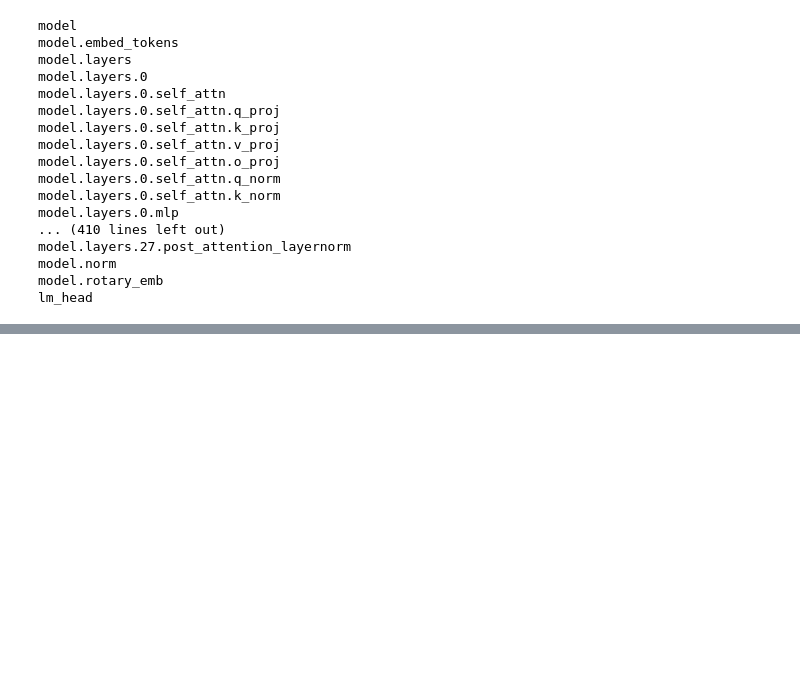
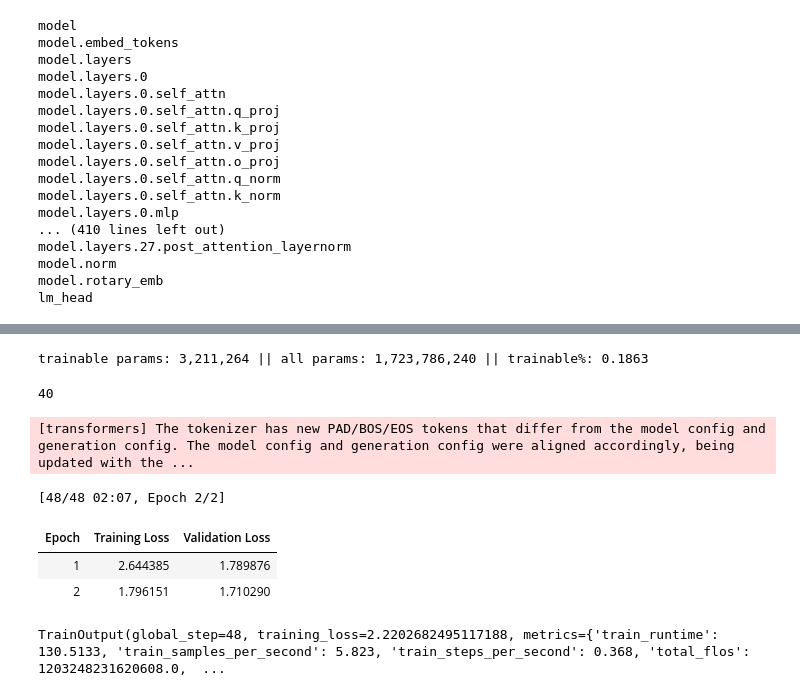
Before and after one commit to jonas-gstoettenmayr/NLP_EXS, a Jupyter notebook: EX09/EX09_jonas_gstoettenmayr.ipynb, the cells around one changed output, grey strips where cells are left out. Cells and saved outputs as stored; diff of their text form; code cells hidden in the pictures; blank space fills up the shorter version.

```diff
--- a/EX09/EX09_jonas_gstoettenmayr.ipynb
+++ b/EX09/EX09_jonas_gstoettenmayr.ipynb
@@ -379,6 +382,7 @@ model = "Qwen/Qwen3-1.7B"
 tokenizer: transformers.models.qwen2.tokenization_qwen2.Qwen2Tokenizer = AutoTokenizer.from_pretrained(model)
 
 def format_chat(example):
+    # according to https://huggingface.co/docs/trl/sft_trainer#expected-dataset-type-and-format
     messages = [
         {"role": "system", "content": example["instruction"]},
         {"role": "user", "content": example["input"]},
@@ -393,7 +397,9 @@ def format_chat(example):
     # )
     # return {"text": text}
 
-dataset = dataset.map(format_chat)
+dataset = dataset.map(format_chat, remove_columns=['instruction', 'input', 'output'])
+eval_dataset = eval_dataset.map(format_chat, remove_columns=['instruction', 'input', 'output'])
+
 # print(dataset[0]["text"])
 print(dataset[0])
 # %% [output]
@@ -455,0 +536,72 @@ Hail, friend, and welcome to this discourse of words. I am but a nameless soul,
+# %%
+lora_config = LoraConfig(
+    r=8,                           # Rank: controls adapter size, 8 for task adaptation, might actually be too much
+    lora_alpha=16,                 # Scaling factor (2× rank is the standard heuristic)
+    target_modules=[               # Which weight matrices to adapt
+        "q_proj",
+        "v_proj",
+        "k_proj",
+        "o_proj"
+    ],
+    lora_dropout=0.2,             # Light regularisation on LoRA layers, fewer samples so higher dropout
+    bias="none",                   # Do not train bias terms
+    task_type=TaskType.CAUSAL_LM,  # Causal language modeling
+)
+
+model = get_peft_model(base_model, lora_config)
+model.print_trainable_parameters()
+# %% [output]
+trainable params: 3,211,264 || all params: 1,723,786,240 || trainable%: 0.1863
+# %%
+del pipe
+del base_model
+import gc
+gc.collect()
+# %% [output]
+40
+# %%
+# 1. Configure the trainer to calculate loss on completions only
+training_args = SFTConfig(
+    output_dir="./new_gwen",
+    packing=False,                    # requires flash attention, not suport by our GPUs :(
+    max_length=1024,
+
+    # dataset params
+    assistant_only_loss=True,
+    per_device_train_batch_size=2,    # only holds 2 samples in VRAM
+    gradient_accumulation_steps=8,    # Effective batch size: 2 × 8 = 16
+
+    # learning
+    num_train_epochs=2,
+    learning_rate=1e-5,
+    lr_scheduler_type="cosine",
+    warmup_steps=5,                   # starts out with smaller learning rate and brings it up to max in 5 steps
+    fp16=True,                        # Mixed precision — halves activation memory
+    gradient_checkpointing=True,      # recalculte activations, saving VRAM
+
+    # utils
+    eval_strategy="epoch",
+    logging_strategy="epoch",
+    logging_steps=1,                # ignored with epochs now
+    save_strategy="epoch",
+    save_steps=1,                   # ignored with epochs
+    save_total_limit=3,
+    load_best_model_at_end=True,
+    report_to="none",
+)#type:ignore
+# %%
+trainer = SFTTrainer(
+    model,
+    train_dataset=dataset,
+    eval_dataset=eval_dataset, # would require changing to epochs
+    args=training_args,
+    processing_class=tokenizer
+)
+trainer.train()
+# %% [output]
+[transformers] The tokenizer has new PAD/BOS/EOS tokens that differ from the model config and generation config. The model config and generation config were aligned accordingly, being updated with the ...
+[48/48 02:07, Epoch 2/2]
+| Epoch | Training Loss | Validation Loss |
+| 1 | 2.644385 | 1.789876 |
+| 2 | 1.796151 | 1.710290 |
+TrainOutput(global_step=48, training_loss=2.2202682495117188, metrics={'train_runtime': 130.5133, 'train_samples_per_second': 5.823, 'train_steps_per_second': 0.368, 'total_flos': 1203248231620608.0,  ...
```
Also changed, not shown: parts of 34 cells of this notebook.
